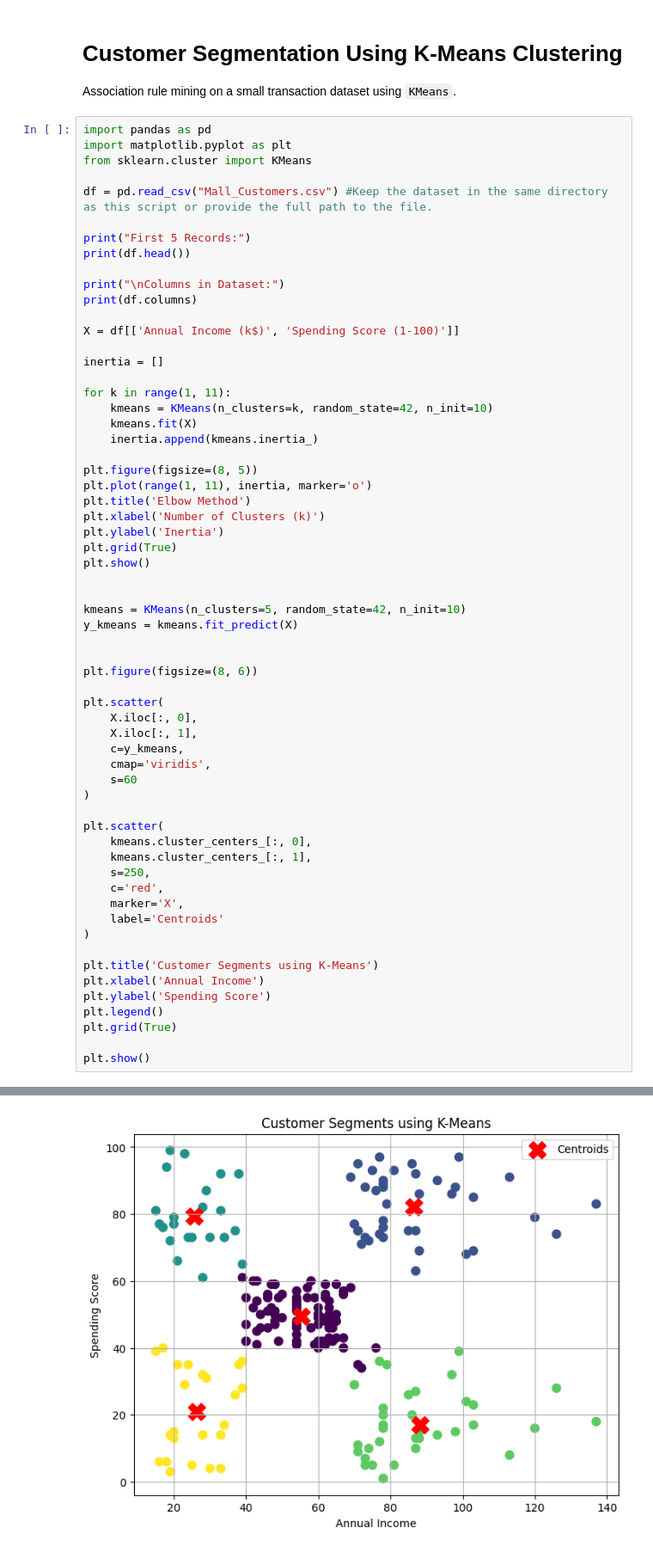
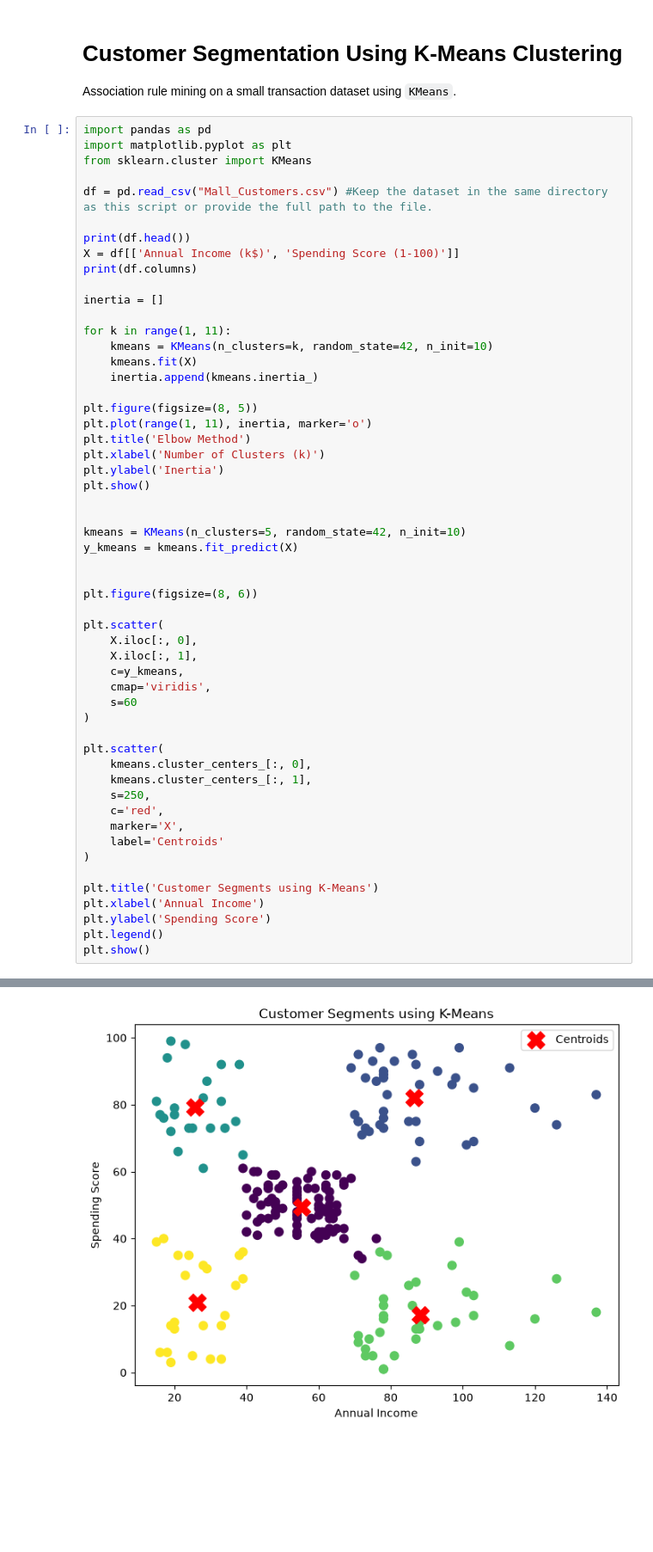
Before and after one commit to toxicbishop/BIDA, a Jupyter notebook: 05.ipynb, the cells around one changed output, grey strips where cells are left out. Shown at 86% size. Saved outputs shown, nothing was run; the diff lists cells and outputs as text; blank space fills up the shorter version.

```diff
--- a/05.ipynb
+++ b/05.ipynb
@@ -9,13 +9,9 @@ from sklearn.cluster import KMeans
 
 df = pd.read_csv("Mall_Customers.csv") #Keep the dataset in the same directory as this script or provide the full path to the file.
 
-print("First 5 Records:")
 print(df.head())
-
-print("\nColumns in Dataset:")
+X = df[['Annual Income (k$)', 'Spending Score (1-100)']]
 print(df.columns)
-
-X = df[['Annual Income (k$)', 'Spending Score (1-100)']]
 
 inertia = []
 
@@ -29,7 +25,6 @@ plt.plot(range(1, 11), inertia, marker='o')
 plt.title('Elbow Method')
 plt.xlabel('Number of Clusters (k)')
 plt.ylabel('Inertia')
-plt.grid(True)
 plt.show()
 
 
@@ -60,7 +55,5 @@ plt.title('Customer Segments using K-Means')
 plt.xlabel('Annual Income')
 plt.ylabel('Spending Score')
 plt.legend()
-plt.grid(True)
-
 plt.show()
 # %% [output]
@@ -80 +70 @@ Index(['CustomerID', 'Gender', 'Age', 'Annual Income (k$)',
-[figure, old version]
+[figure, new version]
```
Also changed, not shown: parts of 1 cell of this notebook, 4 other files.
